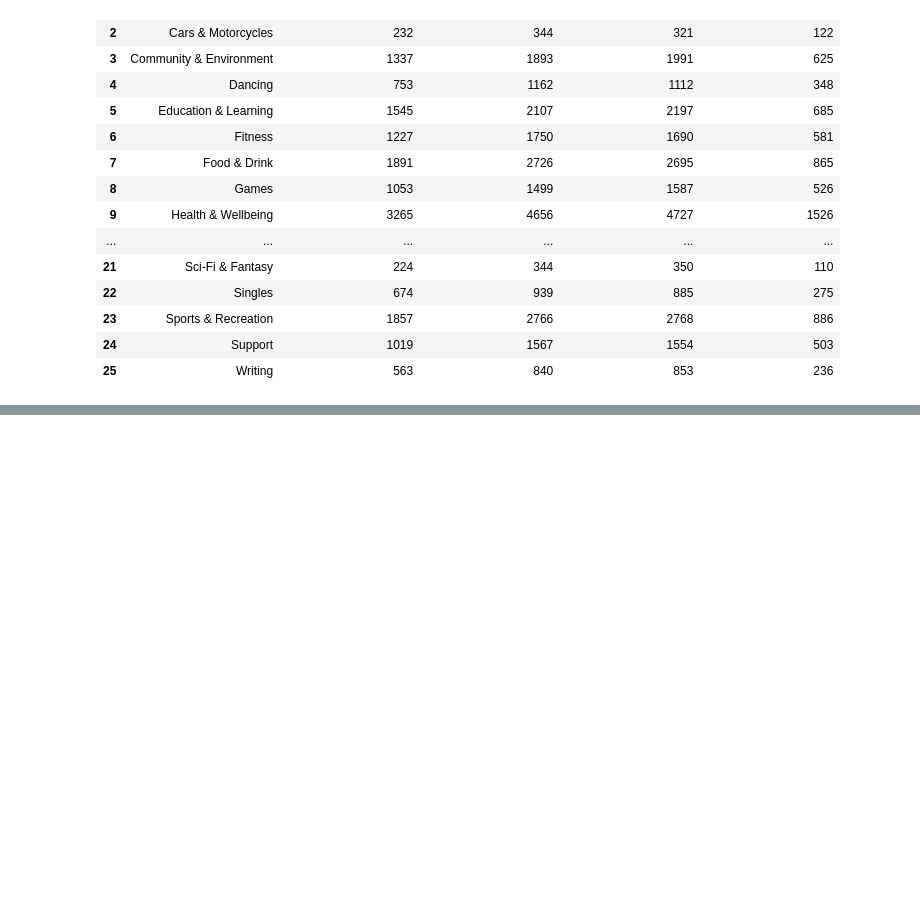
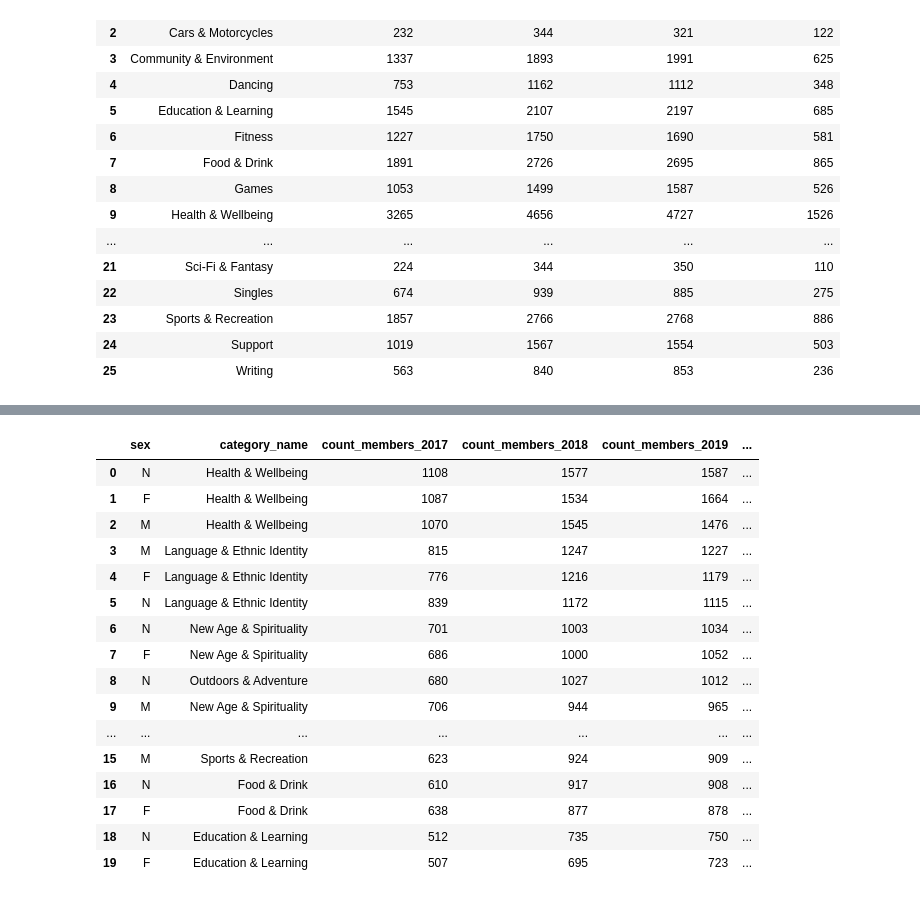
Before and after one commit to azhest/azhest_final_project_ItStep, a Jupyter notebook: Exploratory Data Analysis (EDA). Third stage - data analys in SQLite surround.ipynb, the cells around one changed output, grey strips where cells are left out. Cells and saved outputs as stored; diff of their text form; code cells hidden in the pictures; blank space fills up the shorter version.

```diff
--- a/Exploratory Data Analysis (EDA). Third stage - data analys in SQLite surround.ipynb
+++ b/Exploratory Data Analysis (EDA). Third stage - data analys in SQLite surround.ipynb
@@ -83,0 +115,31 @@ pd.read_sql('''SELECT category_name,
+# %%
+# РАСШИРЕНИЕ: динамика количества новых членов клубов в разрезе категорий интересов и пола участников с 2017 по 2020 гг.
+# или то же через FILTER с разбивкой на 3 корзины значений по TOTAL
+pd.read_sql('''SELECT sex, category_name,count_members_2017,count_members_2018,count_members_2019,count_members_2020,
+            TOTAL, NTILE(3) OVER (ORDER BY TOTAL) as RANK FROM
+            (SELECT sex, category_name,
+            COUNT(member_name) FILTER (WHERE strftime('%Y', entry_date)='2017') AS count_members_2017,
+            COUNT(member_name) FILTER (WHERE strftime('%Y', entry_date)='2018') AS count_members_2018,
+            COUNT(member_name) FILTER (WHERE strftime('%Y', entry_date)='2019') AS count_members_2019,
+            COUNT(member_name) FILTER (WHERE strftime('%Y', entry_date)='2020') AS count_members_2020,
+            COUNT(member_name) as TOTAL
+            FROM members_13 GROUP BY sex, category_name ORDER BY TOTAL DESC) as query
+            ORDER BY TOTAL DESC''', con).head(20)
+# %% [output]
+|  | sex | category_name | count_members_2017 | count_members_2018 | count_members_2019 | ... |
+| 0 | N | Health & Wellbeing | 1108 | 1577 | 1587 | ... |
+| 1 | F | Health & Wellbeing | 1087 | 1534 | 1664 | ... |
+| 2 | M | Health & Wellbeing | 1070 | 1545 | 1476 | ... |
+| 3 | M | Language & Ethnic Identity | 815 | 1247 | 1227 | ... |
+| 4 | F | Language & Ethnic Identity | 776 | 1216 | 1179 | ... |
+| 5 | N | Language & Ethnic Identity | 839 | 1172 | 1115 | ... |
+| 6 | N | New Age & Spirituality | 701 | 1003 | 1034 | ... |
+| 7 | F | New Age & Spirituality | 686 | 1000 | 1052 | ... |
+| 8 | N | Outdoors & Adventure | 680 | 1027 | 1012 | ... |
+| 9 | M | New Age & Spirituality | 706 | 944 | 965 | ... |
+| ... | ... | ... | ... | ... | ... | ... |
+| 15 | M | Sports & Recreation | 623 | 924 | 909 | ... |
+| 16 | N | Food & Drink | 610 | 917 | 908 | ... |
+| 17 | F | Food & Drink | 638 | 877 | 878 | ... |
+| 18 | N | Education & Learning | 512 | 735 | 750 | ... |
+| 19 | F | Education & Learning | 507 | 695 | 723 | ... |
```
Also changed, not shown: parts of 3 cells of this notebook.
